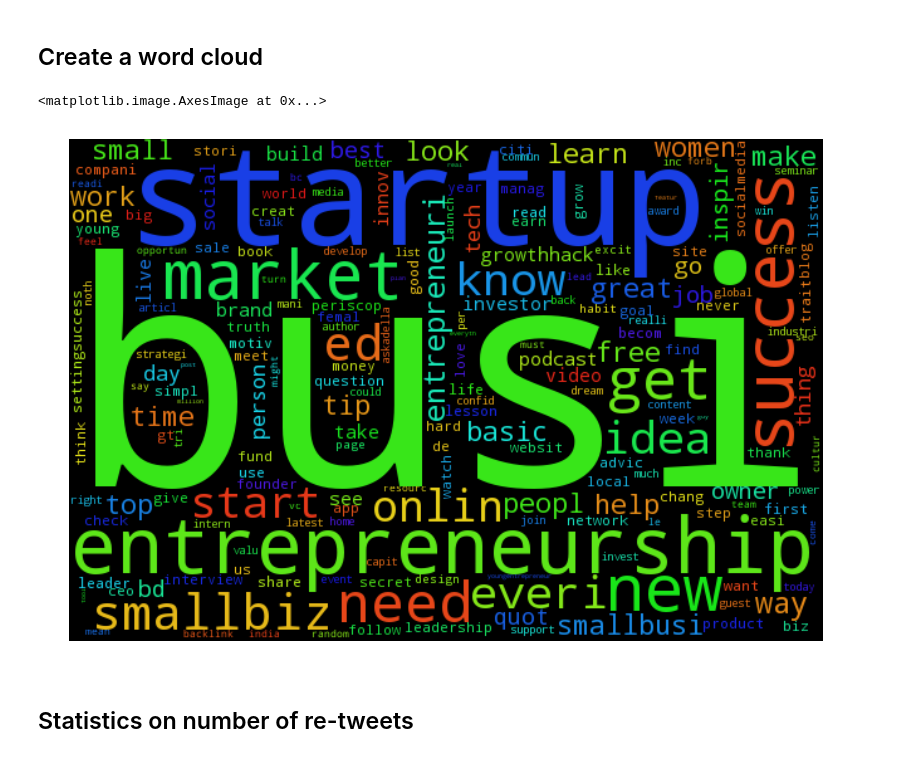
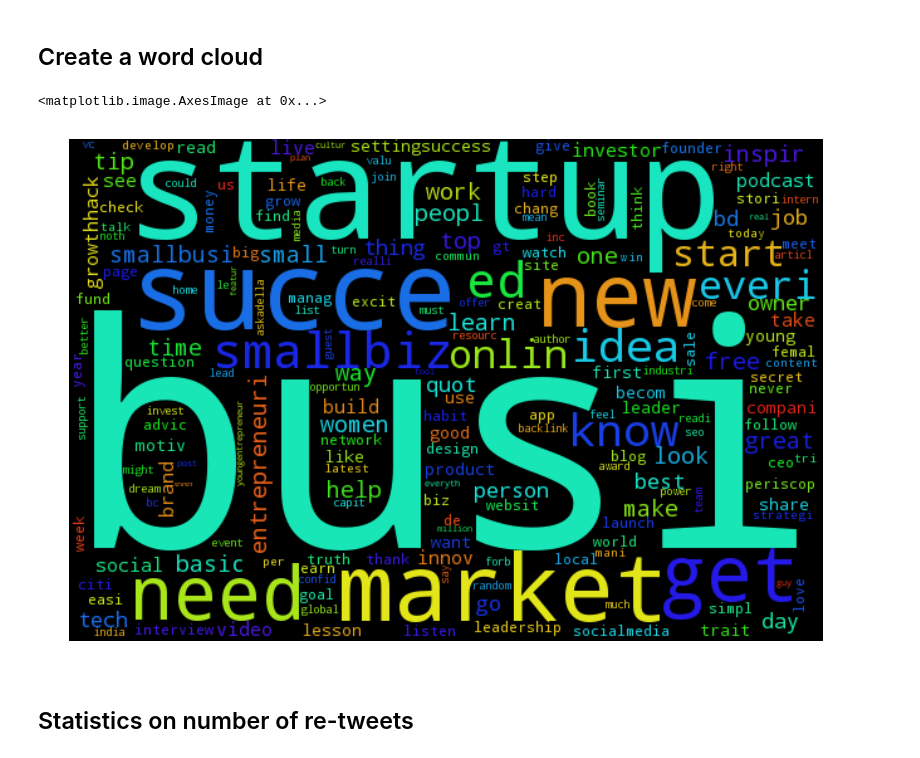
Before and after one commit to AndreyKarasev/Data_Science_Class, a Jupyter notebook: Twitter.ipynb, the cells around one changed output. Saved outputs shown, nothing was run; the diff lists cells and outputs as text; code cells hidden in the pictures.

```diff
--- a/Twitter.ipynb
+++ b/Twitter.ipynb
@@ -39,5 +43,5 @@ exclude=stopWords+customList
 # %%
-def cleaning(text,mode='lem'):
+def cleaning(text,lem_mode=True):
 
     '''Function
     --------
@@ -63,33 +67,11 @@ def cleaning(text,mode='lem'):
     stemWords=[]
     for word in cleanWords:
         letters=''.join([letter for letter in word if letter.isalpha()])# keeps only letters
-        if mode=='lem':
+        if lem_mode:
             lemWords.append(lemmatizer.lemmatize(letters)) # for better lemmatizing Part Of Speech tags are requered
             continue
         stemWords.append(stemmer.stem(letters))
-    if mode=='lem':
+    if lem_mode:
         return  ' '.join(lemWords)
     else:
         return ' '.join(stemWords)
-
-def termFreq(data,max_features):
-
-    '''Function
-    --------
-    Return a data frame with number of words occurances in corpus
-    Parameters
-    ----------
-    data : Series
-        series with tweets
-
-    max_features : int
-        number of most frequent words
-
-    Returns
-    -------
-    table with frequencies : data frame'''
-
-    vectorizer=CountVectorizer(max_features=max_features)
-    matrix=vectorizer.fit_transform(data).todense()
-    matrixSum=np.sum(matrix, axis=0)
-    return pd.DataFrame(matrixSum.transpose(),index = vectorizer.get_feature_names())
@@ -181,13 +240,13 @@ plt.xlim([0.0, 10])
 # %%
 corpus=' '.join(df.textClean.tolist())
 wordcloud = WordCloud(background_color='black',height=400,width=600,
-                      stopwords=('entrepreneur'),relative_scaling=0.5).generate(corpus)
+                      stopwords=(['entrepreneur','entrepreneurship']),relative_scaling=0.5).generate(corpus)
 plt.figure(figsize=(18,9))
 plt.axis("off")
 plt.imshow(wordcloud)
 # %% [output]
 <matplotlib.image.AxesImage at 0x...>
-[figure, old version]
+[figure, new version]
 # %% [markdown]
 ## Statistics on number of re-tweets
 # %%
```
Also changed, not shown: parts of 16 cells of this notebook.
